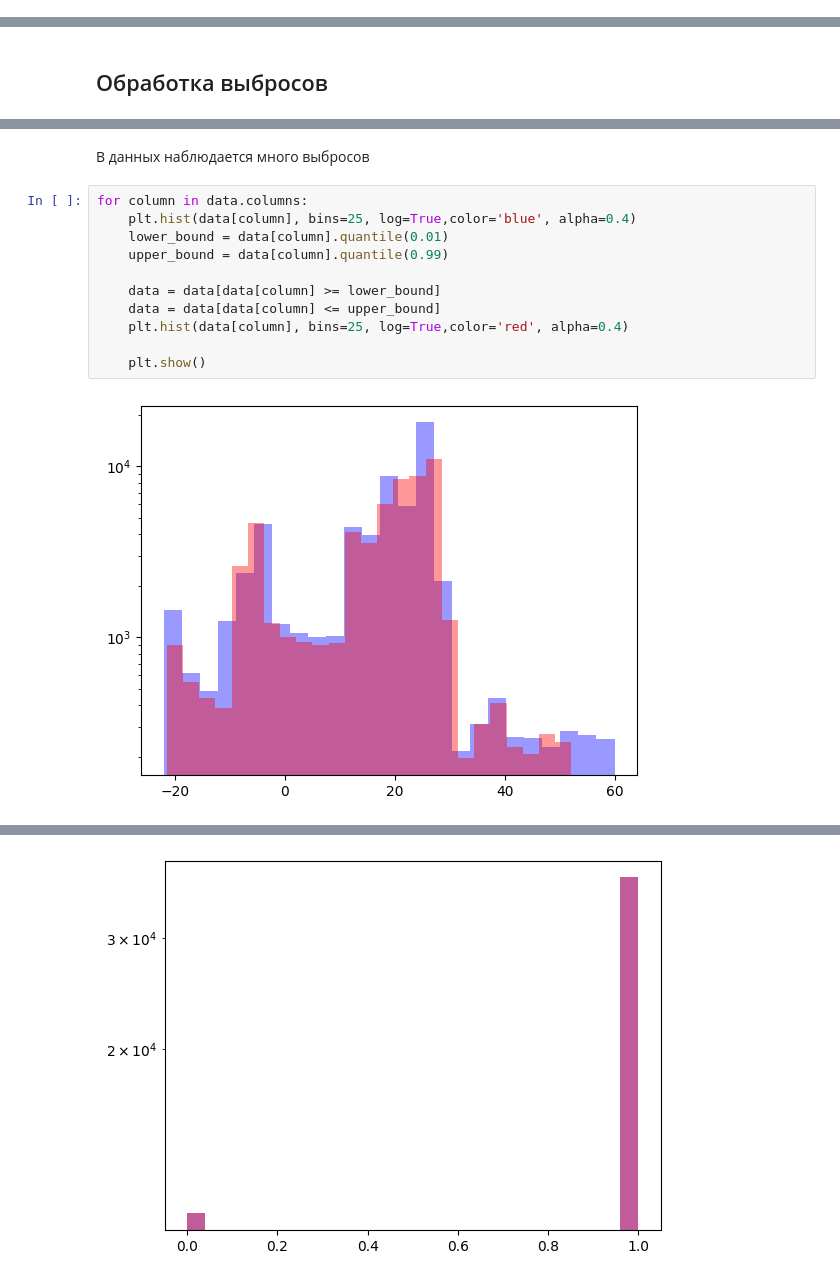
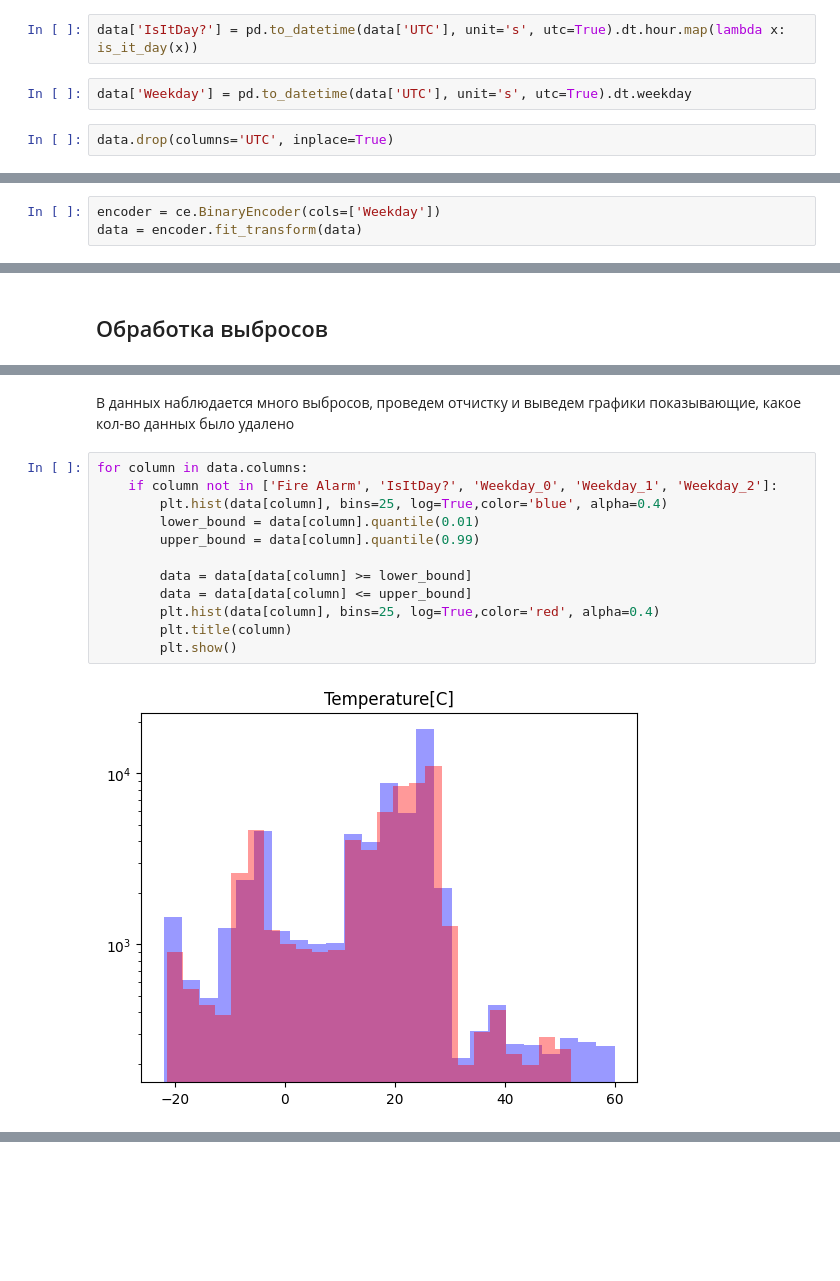
Before and after one commit to smnk-1/ML-studying, a Jupyter notebook: notebooks/SmokeDetectorEDA.ipynb, the cells around one changed output, grey strips where cells are left out. Saved outputs shown, nothing was run; the diff lists cells and outputs as text; blank space fills up the shorter version.

```diff
--- a/notebooks/SmokeDetectorEDA.ipynb
+++ b/notebooks/SmokeDetectorEDA.ipynb
@@ -70,3 +86,9 @@ data.describe()
+# %%
+data['IsItDay?'] = pd.to_datetime(data['UTC'], unit='s', utc=True).dt.hour.map(lambda x: is_it_day(x))
+# %%
+data['Weekday'] = pd.to_datetime(data['UTC'], unit='s', utc=True).dt.weekday
+# %%
+data.drop(columns='UTC', inplace=True)
 # %% [markdown]
 ## Обработка пропущенных значений
 # %%
@@ -134,0 +167,3 @@ memory usage: 6.9 MB
+# %%
+encoder = ce.BinaryEncoder(cols=['Weekday'])
+data = encoder.fit_transform(data)
@@ -180,15 +229,16 @@ sns.boxplot(data, log_scale=True)
 # %% [markdown]
-В данных наблюдается много выбросов
+В данных наблюдается много выбросов, проведем отчистку и выведем графики показывающие, какое кол-во данных было удалено
 # %%
 for column in data.columns:
-    plt.hist(data[column], bins=25, log=True,color='blue', alpha=0.4)
-    lower_bound = data[column].quantile(0.01)
-    upper_bound = data[column].quantile(0.99)
+    if column not in ['Fire Alarm', 'IsItDay?', 'Weekday_0', 'Weekday_1', 'Weekday_2']:
+        plt.hist(data[column], bins=25, log=True,color='blue', alpha=0.4)
+        lower_bound = data[column].quantile(0.01)
+        upper_bound = data[column].quantile(0.99)
 
-    data = data[data[column] >= lower_bound]
-    data = data[data[column] <= upper_bound]
-    plt.hist(data[column], bins=25, log=True,color='red', alpha=0.4)
-
-    plt.show()
+        data = data[data[column] >= lower_bound]
+        data = data[data[column] <= upper_bound]
+        plt.hist(data[column], bins=25, log=True,color='red', alpha=0.4)
+        plt.title(column)
+        plt.show()
 # %% [output]
-[figure, old version]
+[figure, new version]
@@ -207 +256,0 @@ for column in data.columns:
-[figure, removed]
```
Also changed, not shown: parts of 26 cells of this notebook.
